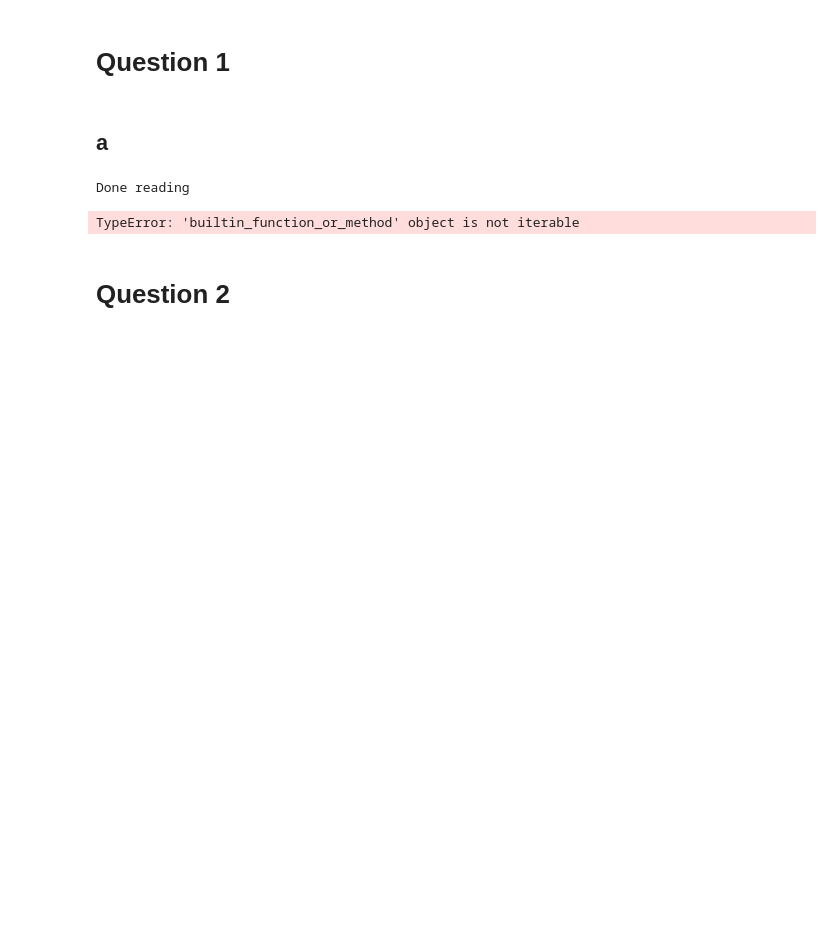
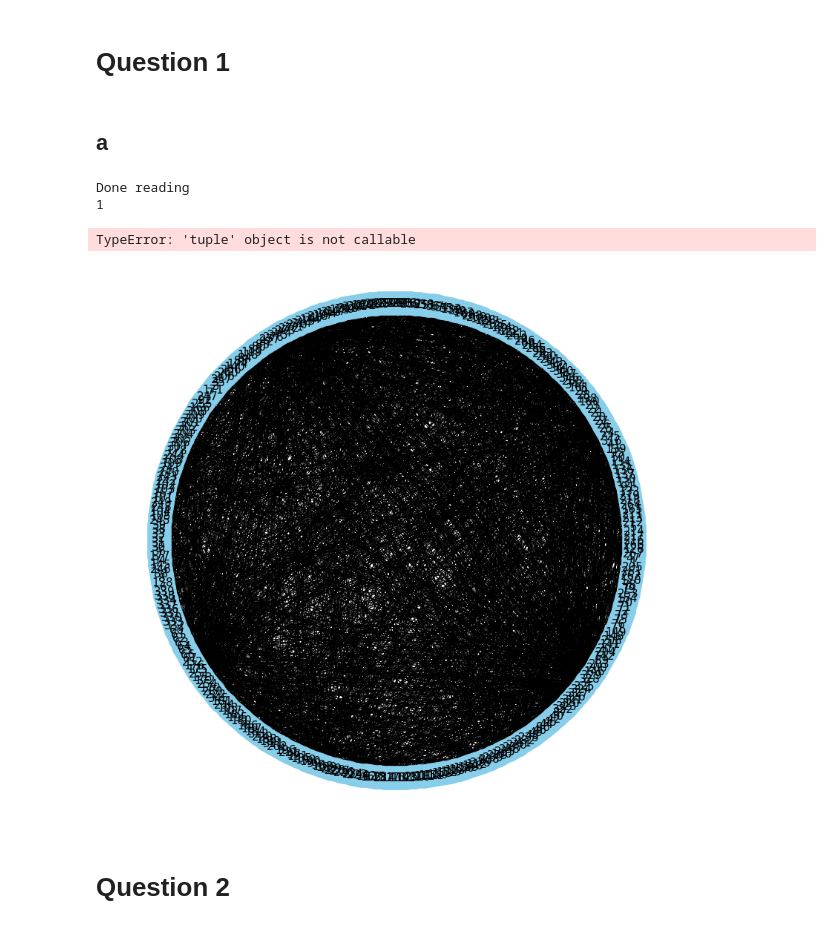
Before and after one commit to mayacahana/Algorithms-and-Applications-in-Social-Networks, a Jupyter notebook: Assignment_2/assignment_2.ipynb, the cells around one changed output. Cells and saved outputs as stored; diff of their text form; code cells hidden in the pictures; blank space fills up the shorter version.

```diff
--- a/Assignment_2/assignment_2.ipynb
+++ b/Assignment_2/assignment_2.ipynb
@@ -7,41 +7,54 @@
 # algorithm should receive a network and parameter k (number of communities)
 # are return the communities.
 import networkx as nx
+import matplotlib.pyplot as plt
 
 
 def remove_edge(G):
     num_of_components = nx.number_connected_components(G)
     while (nx.number_connected_components(G) <= num_of_components):
         betweenness = nx.edge_betweenness_centrality(G, weight='weight')
-        max_betweeness = max(betweenness.values)
+        max_betweeness = max(betweenness.values())
         for edge in list(G.edges()):
             if (betweenness[edge] == max_betweeness):
                 G.remove_edge(*edge)
 
 def newman_girvan_algorithm(network, k):
     # number of nodes is 1
     if (network.order() == 1):
         return list(network.nodes())
     # until no edges left -
     result = []
-    int num_of_compo
-    while (len(G.edges()) > 0):
+    num_of_components = 1;
+    print (num_of_components)
+    while (num_of_components < k):
         remove_edge(G)
         result.append(tuple(list(G) for g in nx.connected_component_subgraphs(G)))
+        num_of_components = nx.number_connected_components(G)
+        print ("now:", num_of_components)
     return result
 
 with open("communities.txt") as file:
     G = nx.Graph()
-    for line in file:
+    lines = [line.rstrip('\n') for line in file]
+    for line in lines:
         edge = str(line).split(' ')
+        #print (edge)
         G.add_edge(edge[0], edge[1])
+    plt.figure(3,figsize=(10,10))
+    pos = nx.circular_layout(G)
+    nx.draw(G, pos, with_labels=True, node_size=1000, node_color="skyblue", font_size=15)
+    #plt.show()
     print ("Done reading")
-    com = newman_girvan_algorithm(G, 5)
+    com = newman_girvan_algorithm(G, 3)
     for list in com:
         print (com)
+    print "DONE"
 # %% [output]
 Done reading
+1
-TypeError: 'builtin_function_or_method' object is not iterable
+TypeError: 'tuple' object is not callable
+[figure, added]
 # %% [markdown]
 # Question 2
 # %% [markdown]
```
Also changed, not shown: 1 other file.
